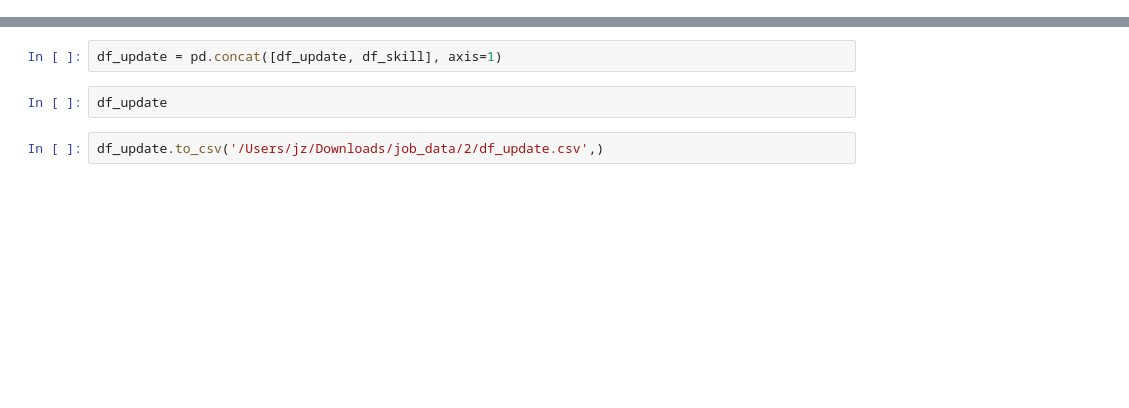
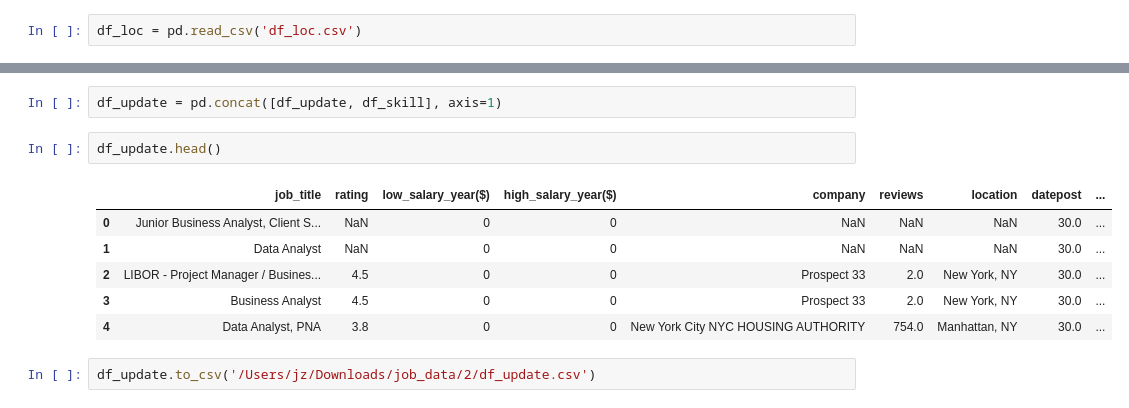
Before and after one commit to Johnnydaszhu/CapStone, a Jupyter notebook: 02Data_for_ML.ipynb, the cells around one changed output, grey strips where cells are left out. Saved outputs shown, nothing was run; the diff lists cells and outputs as text; blank space fills up the shorter version.

```diff
--- a/02Data_for_ML.ipynb
+++ b/02Data_for_ML.ipynb
@@ -125,2 +125,4 @@ df_loc.to_csv('df_loc.csv')
+# %%
+df_loc = pd.read_csv('df_loc.csv')
 # %%
 df_update = pd.concat([df_noskill, df_loc], axis=1)
@@ -136,6 +168,13 @@ for i in np.arange(0,1151):
 # %%
 df_update = pd.concat([df_update, df_skill], axis=1)
 # %%
-df_update
+df_update.head()
+# %% [output]
+|  | job_title | rating | low_salary_year($) | high_salary_year($) | company | reviews | location | datepost | ... |
+| 0 | Junior Business Analyst, Client S... | NaN | 0 | 0 | NaN | NaN | NaN | 30.0 | ... |
+| 1 | Data Analyst | NaN | 0 | 0 | NaN | NaN | NaN | 30.0 | ... |
+| 2 | LIBOR - Project Manager / Busines... | 4.5 | 0 | 0 | Prospect 33 | 2.0 | New York, NY | 30.0 | ... |
+| 3 | Business Analyst | 4.5 | 0 | 0 | Prospect 33 | 2.0 | New York, NY | 30.0 | ... |
+| 4 | Data Analyst, PNA | 3.8 | 0 | 0 | New York City NYC HOUSING AUTHORITY | 754.0 | Manhattan, NY | 30.0 | ... |
 # %%
-df_update.to_csv('/Users/jz/Downloads/job_data/2/df_update.csv',)
+df_update.to_csv('/Users/jz/Downloads/job_data/2/df_update.csv')
```
Also changed, not shown: parts of 3 cells of this notebook, 5 other files.
